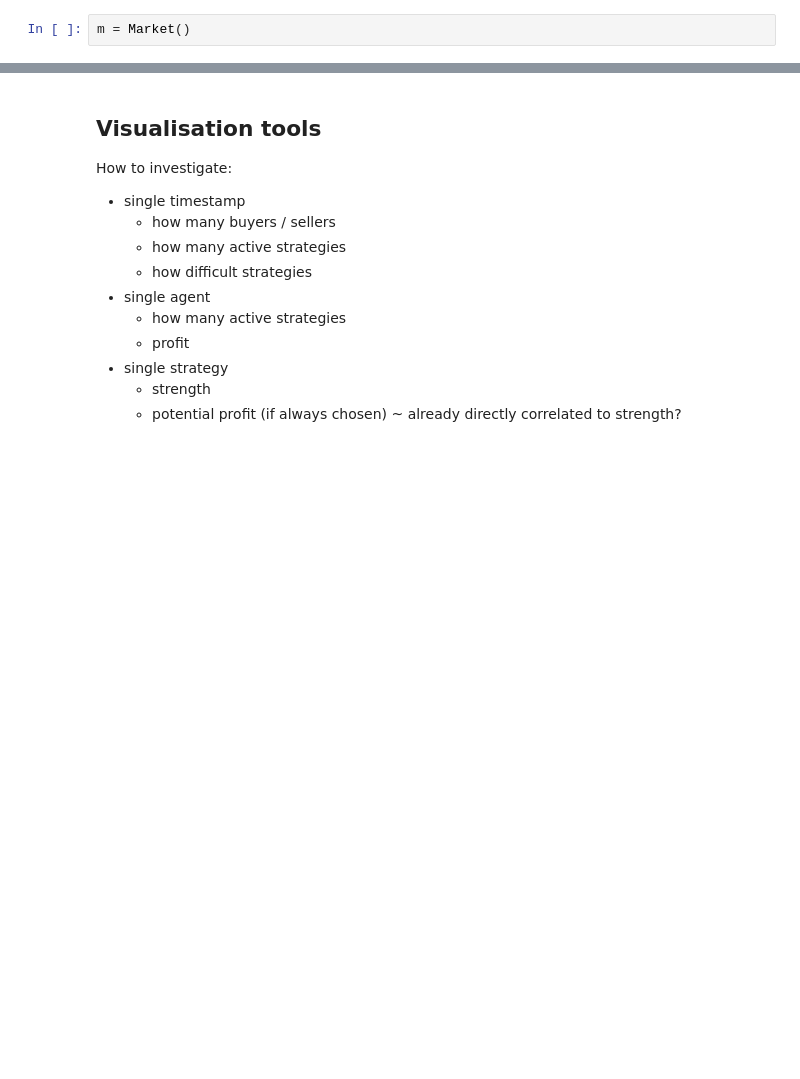
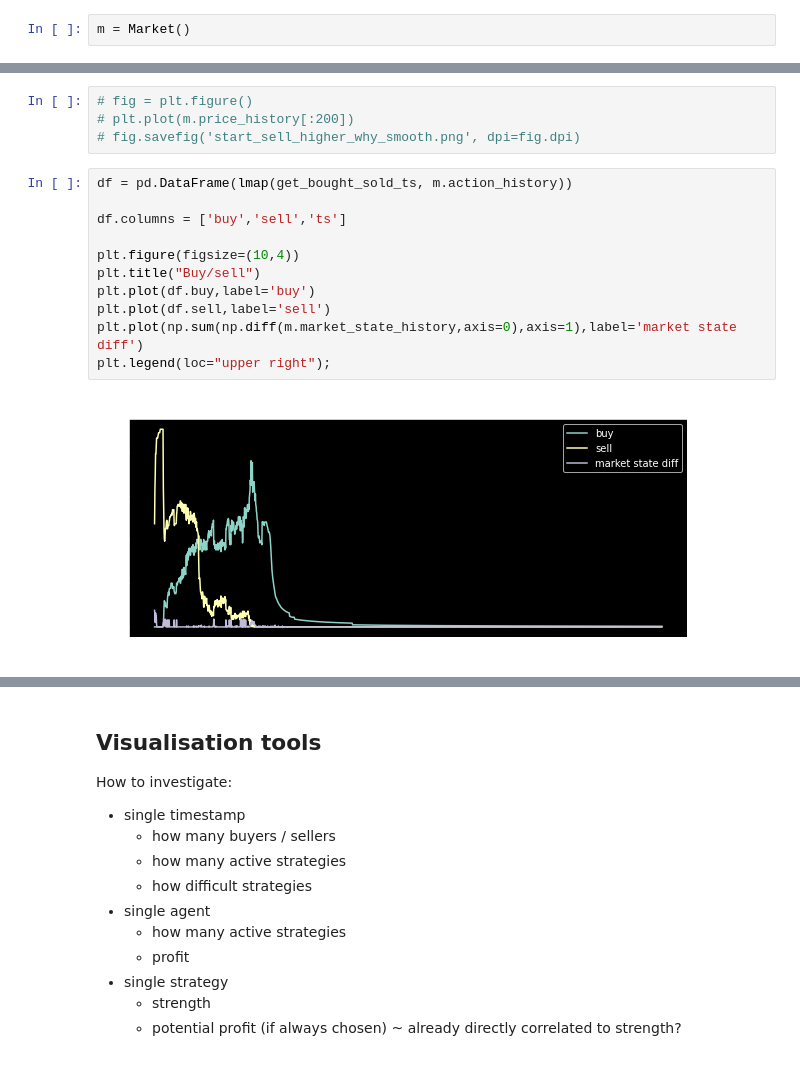
Before and after one commit to jaanerik/economic-life, a Jupyter notebook: Artificial Economic Life.ipynb, the cells around one changed output, grey strips where cells are left out. Saved outputs shown, nothing was run; the diff lists cells and outputs as text; blank space fills up the shorter version.

```diff
--- a/Artificial Economic Life.ipynb
+++ b/Artificial Economic Life.ipynb
@@ -127,0 +340,17 @@ np.diff(m.market_state_history).shape
+# %%
+# fig = plt.figure()
+# plt.plot(m.price_history[:200])
+# fig.savefig('start_sell_higher_why_smooth.png', dpi=fig.dpi)
+# %%
+df = pd.DataFrame(lmap(get_bought_sold_ts, m.action_history))
+
+df.columns = ['buy','sell','ts']
+
+plt.figure(figsize=(10,4))
+plt.title("Buy/sell")
+plt.plot(df.buy,label='buy')
+plt.plot(df.sell,label='sell')
+plt.plot(np.sum(np.diff(m.market_state_history,axis=0),axis=1),label='market state diff')
+plt.legend(loc="upper right");
+# %% [output]
+[figure, added]
```
Also changed, not shown: parts of 40 cells of this notebook, 10 other files.
